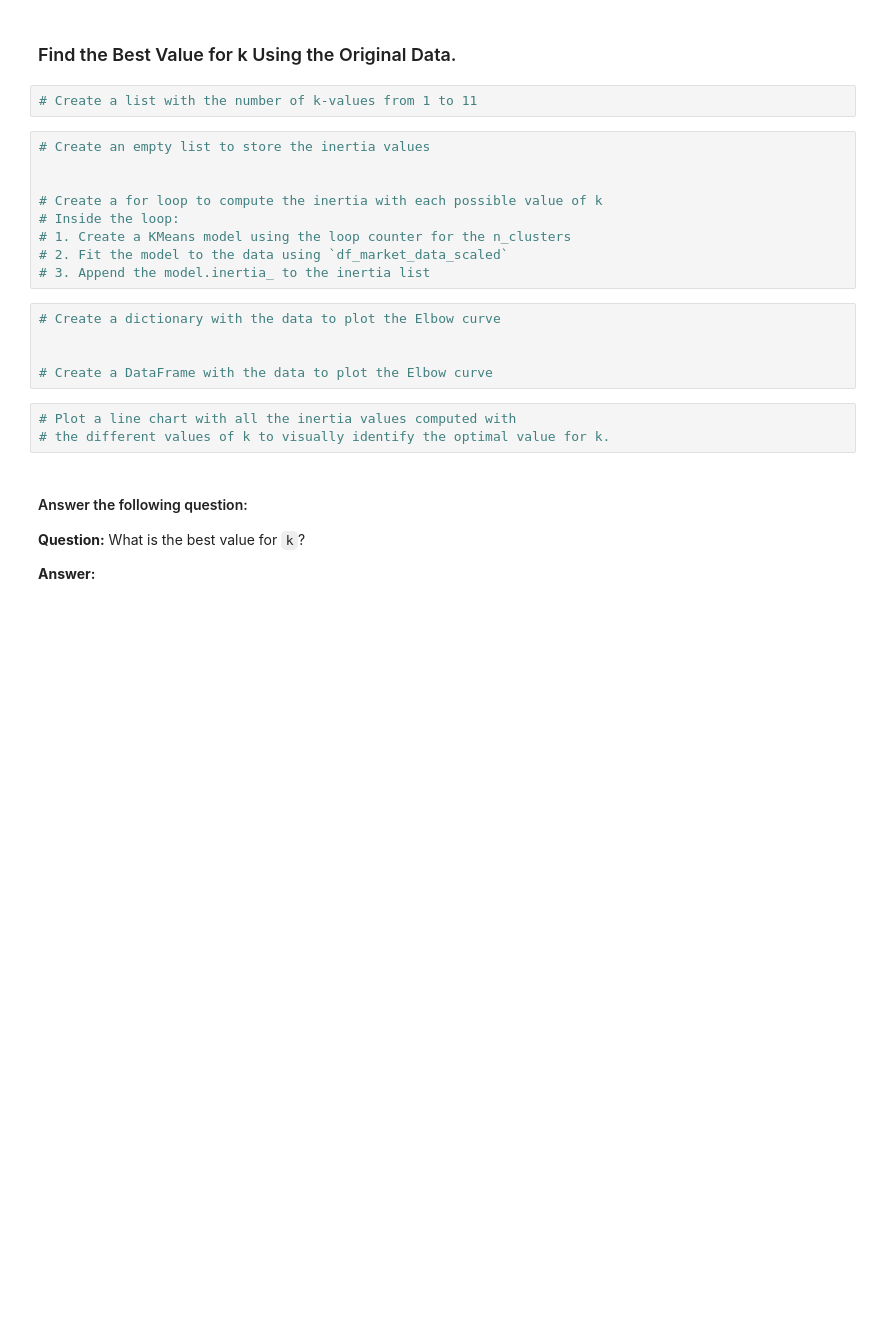
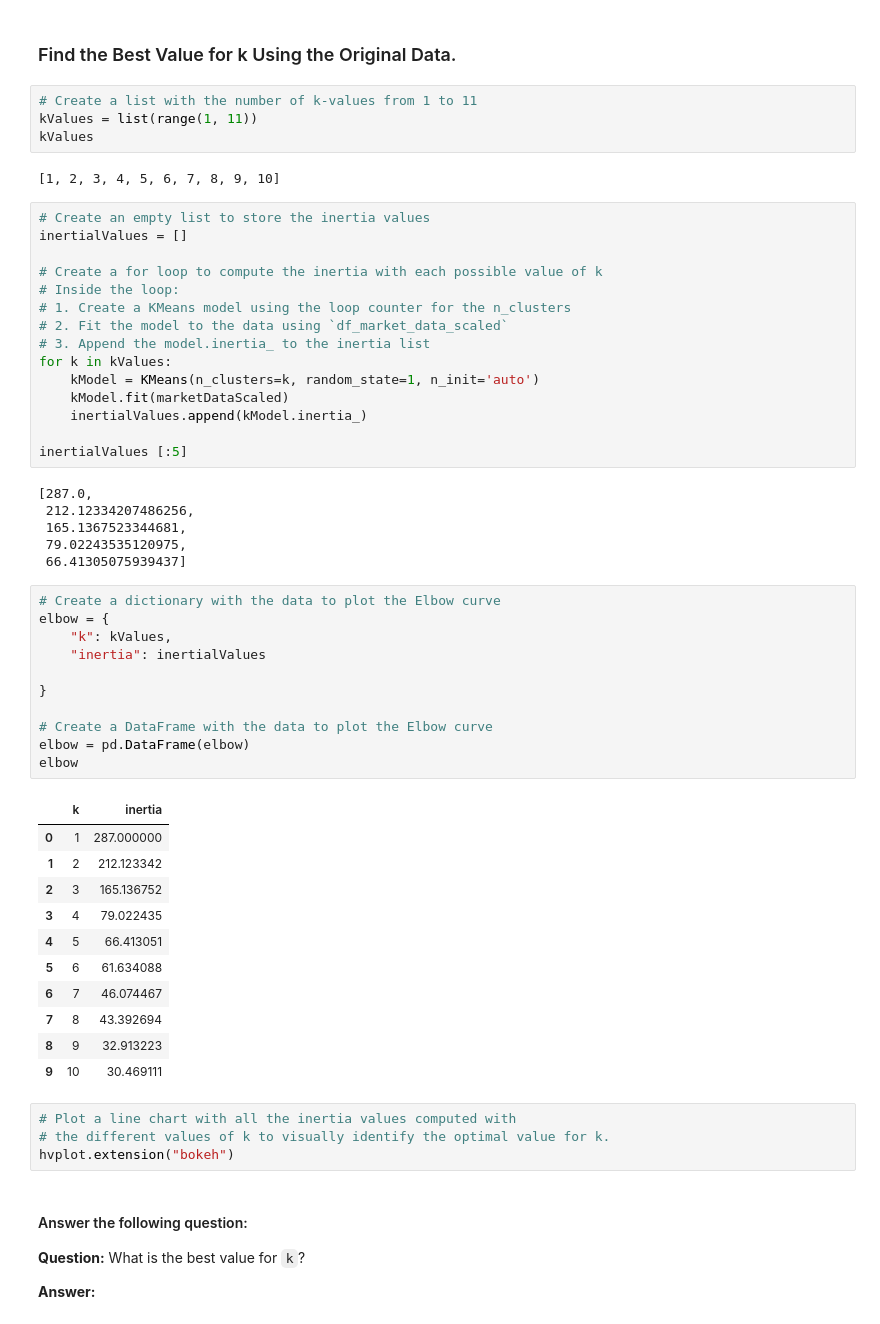
Before and after one commit to RickGrimesCodes/Module-19-Challenge, a Jupyter notebook: Crypto_Clustering_starter_code.ipynb, the cells around one changed output. Drawn from its saved outputs; the diff is of its cells as text; blank space fills up the shorter version.

```diff
--- a/Crypto_Clustering_starter_code.ipynb
+++ b/Crypto_Clustering_starter_code.ipynb
@@ -74,23 +97,58 @@ df_market_data.hvplot.line(
 ### Find the Best Value for k Using the Original Data.
 # %%
 # Create a list with the number of k-values from 1 to 11
+kValues = list(range(1, 11))
+kValues
+# %% [output]
+[1, 2, 3, 4, 5, 6, 7, 8, 9, 10]
 # %%
 # Create an empty list to store the inertia values
-
+inertialValues = []
 
 # Create a for loop to compute the inertia with each possible value of k
 # Inside the loop:
 # 1. Create a KMeans model using the loop counter for the n_clusters
 # 2. Fit the model to the data using `df_market_data_scaled`
 # 3. Append the model.inertia_ to the inertia list
+for k in kValues:
+    kModel = KMeans(n_clusters=k, random_state=1, n_init='auto')
+    kModel.fit(marketDataScaled)
+    inertialValues.append(kModel.inertia_)
+
+inertialValues [:5]
+# %% [output]
+[287.0,
+ 212.12334207486256,
+ 165.1367523344681,
+ 79.02243535120975,
+ 66.41305075939437]
 # %%
 # Create a dictionary with the data to plot the Elbow curve
+elbow = {
+    "k": kValues,
+    "inertia": inertialValues
 
+}
 
 # Create a DataFrame with the data to plot the Elbow curve
+elbow = pd.DataFrame(elbow)
+elbow
+# %% [output]
+|  | k | inertia |
+| 0 | 1 | 287.000000 |
+| 1 | 2 | 212.123342 |
+| 2 | 3 | 165.136752 |
+| 3 | 4 | 79.022435 |
+| 4 | 5 | 66.413051 |
+| 5 | 6 | 61.634088 |
+| 6 | 7 | 46.074467 |
+| 7 | 8 | 43.392694 |
+| 8 | 9 | 32.913223 |
+| 9 | 10 | 30.469111 |
 # %%
 # Plot a line chart with all the inertia values computed with
 # the different values of k to visually identify the optimal value for k.
+hvplot.extension("bokeh")
 # %% [markdown]
 #### Answer the following question:
 
```
Also changed, not shown: parts of 4 cells of this notebook.
